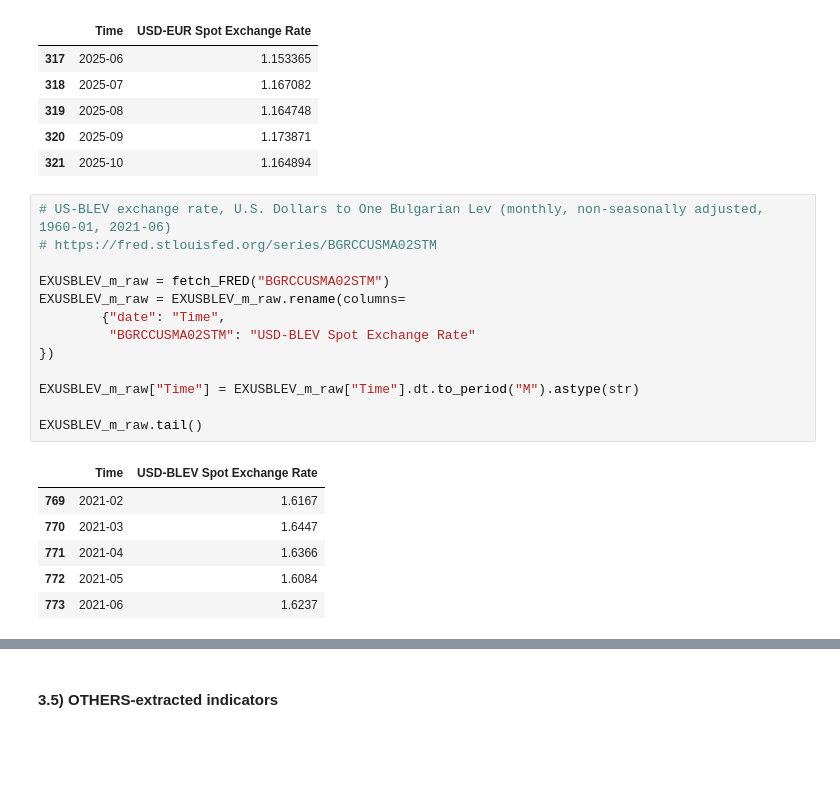
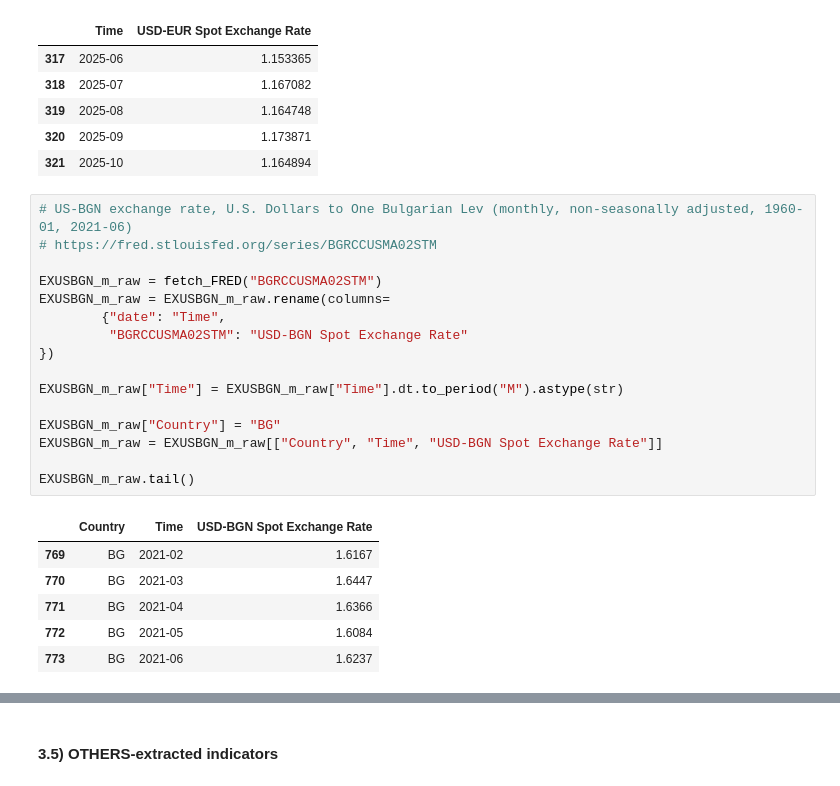
Before and after one commit to EliaLand/PSTR_Financial_Econometrics, a Jupyter notebook: data_fetcher/main.ipynb, the cells around one changed output, grey strips where cells are left out. Saved outputs shown, nothing was run; the diff lists cells and outputs as text; blank space fills up the shorter version.

```diff
--- a/data_fetcher/main.ipynb
+++ b/data_fetcher/main.ipynb
@@ -140,23 +118,26 @@ EXUSEU_m_raw.tail()
 | 320 | 2025-09 | 1.173871 |
 | 321 | 2025-10 | 1.164894 |
 # %%
-# US-BLEV exchange rate, U.S. Dollars to One Bulgarian Lev (monthly, non-seasonally adjusted, 1960-01, 2021-06)
+# US-BGN exchange rate, U.S. Dollars to One Bulgarian Lev (monthly, non-seasonally adjusted, 1960-01, 2021-06)
 # https://fred.stlouisfed.org/series/BGRCCUSMA02STM
 
-EXUSBLEV_m_raw = fetch_FRED("BGRCCUSMA02STM")
-EXUSBLEV_m_raw = EXUSBLEV_m_raw.rename(columns=
+EXUSBGN_m_raw = fetch_FRED("BGRCCUSMA02STM")
+EXUSBGN_m_raw = EXUSBGN_m_raw.rename(columns=
         {"date": "Time",
-         "BGRCCUSMA02STM": "USD-BLEV Spot Exchange Rate"
+         "BGRCCUSMA02STM": "USD-BGN Spot Exchange Rate"
 })
 
-EXUSBLEV_m_raw["Time"] = EXUSBLEV_m_raw["Time"].dt.to_period("M").astype(str)
+EXUSBGN_m_raw["Time"] = EXUSBGN_m_raw["Time"].dt.to_period("M").astype(str)
 
-EXUSBLEV_m_raw.tail()
+EXUSBGN_m_raw["Country"] = "BG"
+EXUSBGN_m_raw = EXUSBGN_m_raw[["Country", "Time", "USD-BGN Spot Exchange Rate"]]
+
+EXUSBGN_m_raw.tail()
 # %% [output]
-|  | Time | USD-BLEV Spot Exchange Rate |
-| 769 | 2021-02 | 1.6167 |
-| 770 | 2021-03 | 1.6447 |
-| 771 | 2021-04 | 1.6366 |
-| 772 | 2021-05 | 1.6084 |
-| 773 | 2021-06 | 1.6237 |
+|  | Country | Time | USD-BGN Spot Exchange Rate |
+| 769 | BG | 2021-02 | 1.6167 |
+| 770 | BG | 2021-03 | 1.6447 |
+| 771 | BG | 2021-04 | 1.6366 |
+| 772 | BG | 2021-05 | 1.6084 |
+| 773 | BG | 2021-06 | 1.6237 |
 # %%
```
Also changed, not shown: parts of 13 cells of this notebook.
